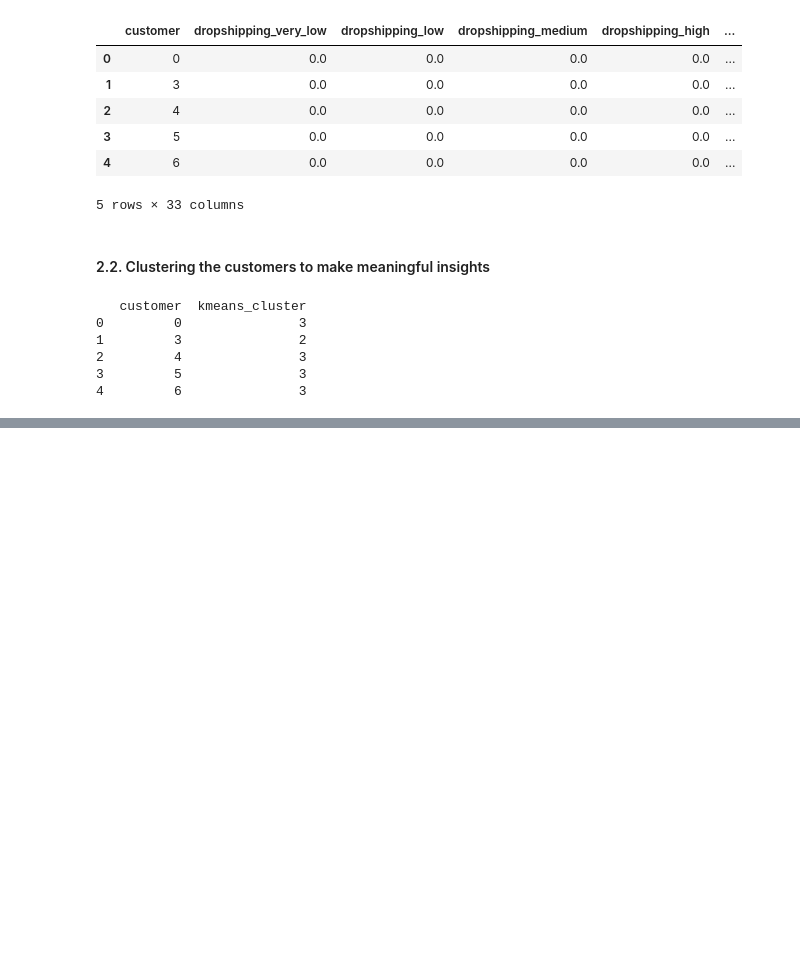
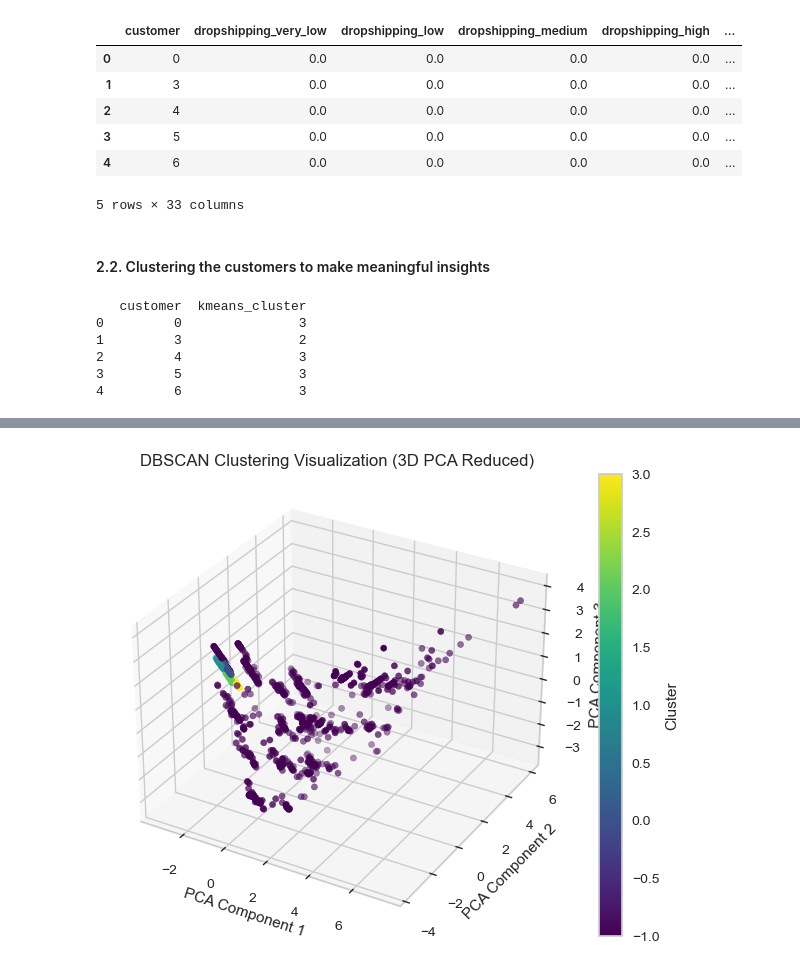
Before and after one commit to Wendyessilfie/Business-statistics-, a Jupyter notebook: new_taoyin_wendy-1.ipynb, the cells around one changed output, grey strips where cells are left out. Saved outputs shown, nothing was run; the diff lists cells and outputs as text; code cells hidden in the pictures; blank space fills up the shorter version.

```diff
--- a/new_taoyin_wendy-1.ipynb
+++ b/new_taoyin_wendy-1.ipynb
@@ -886,0 +931,24 @@ Number of outliers: 394
+# %%
+# Reduce dimensions to 3D for visualization
+pca = PCA(n_components=3)
+features_3d = pca.fit_transform(scaled_features)
+
+# Create a 3D plot
+fig = plt.figure(figsize=(8, 6))
+ax = fig.add_subplot(111, projection='3d')
+
+# Plot the 3D PCA projection with cluster colors
+sc = ax.scatter(features_3d[:, 0], features_3d[:, 1], features_3d[:, 2],
+                c=db_clusters_ImpFeatures, cmap='viridis', marker='o')
+
+# Label axes
+ax.set_xlabel('PCA Component 1')
+ax.set_ylabel('PCA Component 2')
+ax.set_zlabel('PCA Component 3')
+ax.set_title('DBSCAN Clustering Visualization (3D PCA Reduced)')
+
+# Add color bar
+plt.colorbar(sc, label='Cluster')
+plt.show()
+# %% [output]
+[figure, added]
```
Also changed, not shown: parts of 13 cells of this notebook.
